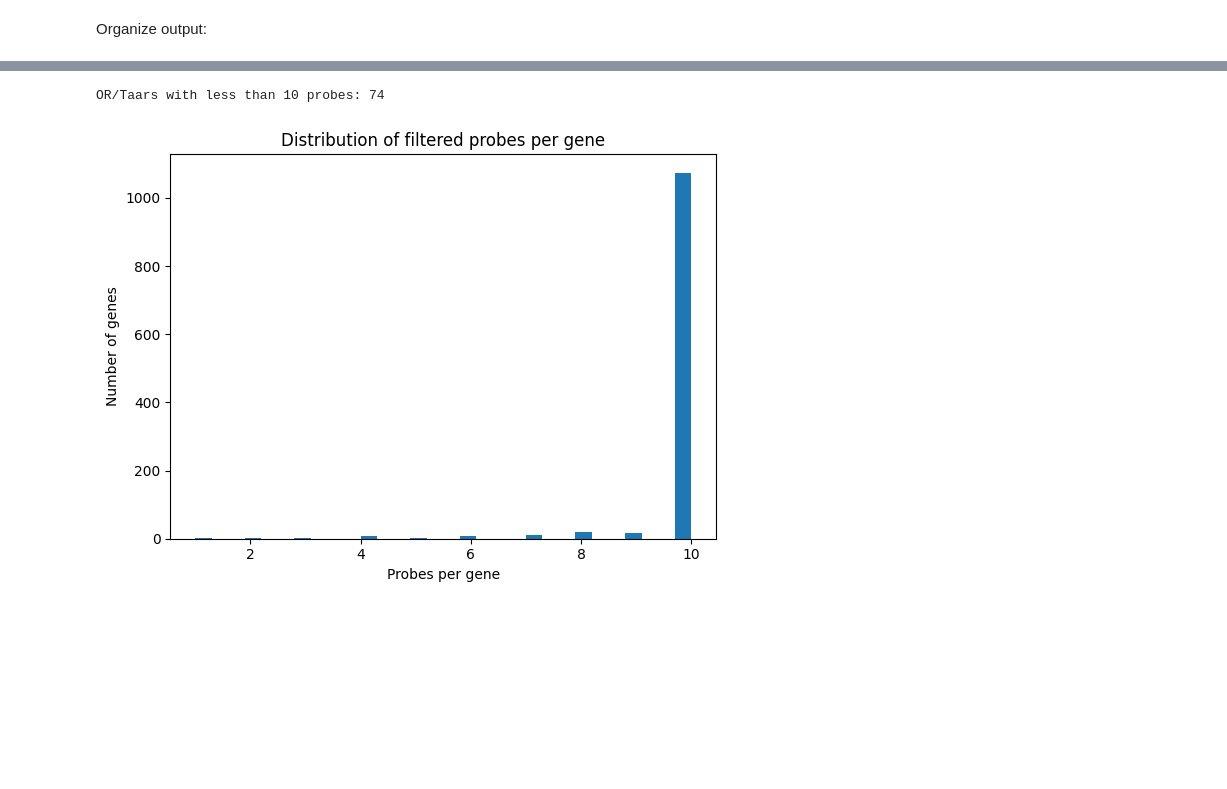
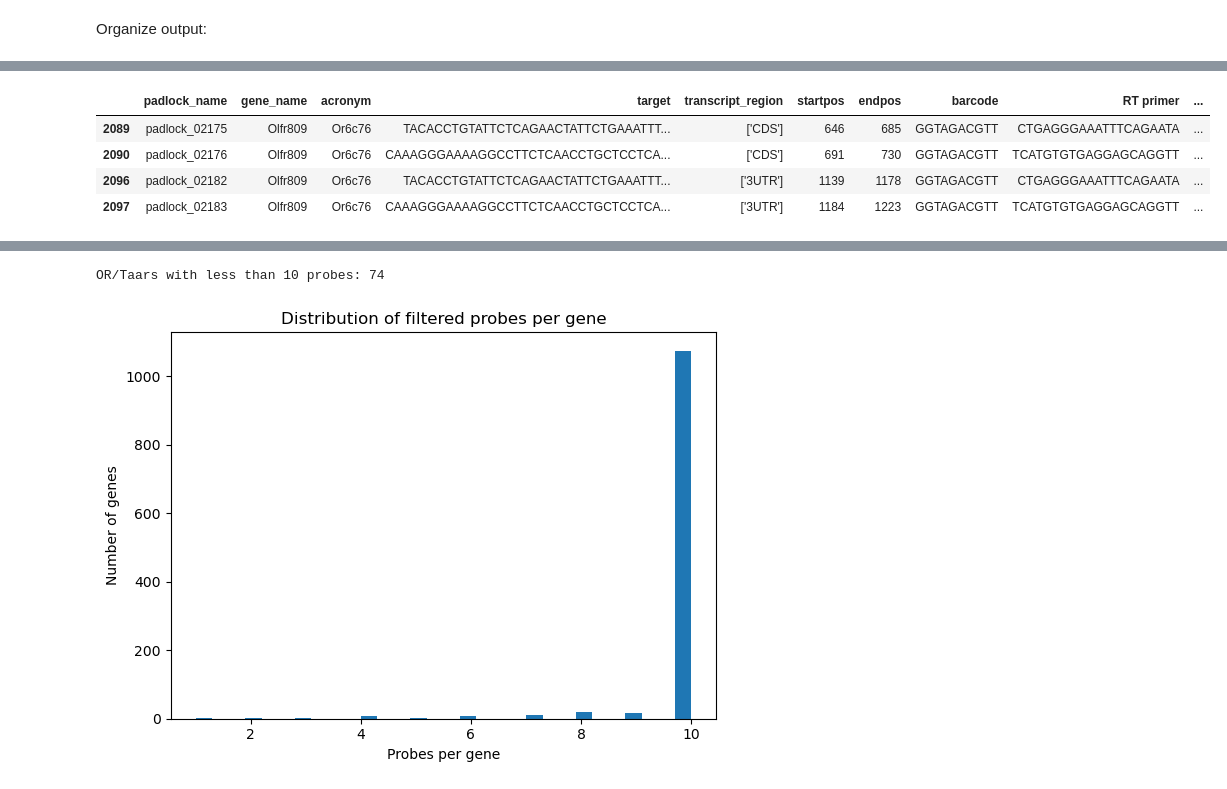
Before and after one commit to cici-xingyu-zheng/receptor_probe_filtering, a Jupyter notebook: filtering_all.ipynb, the cells around one changed output, grey strips where cells are left out. Saved outputs shown, nothing was run; the diff lists cells and outputs as text; code cells hidden in the pictures; blank space fills up the shorter version.

```diff
--- a/filtering_all.ipynb
+++ b/filtering_all.ipynb
@@ -669,0 +686,8 @@ probe_keep_df = probe_keep_df.drop_duplicates(subset=['padlock'], keep='first')
+# %%
+probe_keep_df[probe_keep_df.duplicated(subset=['padlock'], keep=False)]
+# %% [output]
+|  | padlock_name | gene_name | acronym | target | transcript_region | startpos | endpos | barcode | RT primer | ... |
+| 2089 | padlock_02175 | Olfr809 | Or6c76 | TACACCTGTATTCTCAGAACTATTCTGAAATTT... | ['CDS'] | 646 | 685 | GGTAGACGTT | CTGAGGGAAATTTCAGAATA | ... |
+| 2090 | padlock_02176 | Olfr809 | Or6c76 | CAAAGGGAAAAGGCCTTCTCAACCTGCTCCTCA... | ['CDS'] | 691 | 730 | GGTAGACGTT | TCATGTGTGAGGAGCAGGTT | ... |
+| 2096 | padlock_02182 | Olfr809 | Or6c76 | TACACCTGTATTCTCAGAACTATTCTGAAATTT... | ['3UTR'] | 1139 | 1178 | GGTAGACGTT | CTGAGGGAAATTTCAGAATA | ... |
+| 2097 | padlock_02183 | Olfr809 | Or6c76 | CAAAGGGAAAAGGCCTTCTCAACCTGCTCCTCA... | ['3UTR'] | 1184 | 1223 | GGTAGACGTT | TCATGTGTGAGGAGCAGGTT | ... |
```
Also changed, not shown: parts of 27 cells of this notebook, 3 other files.
